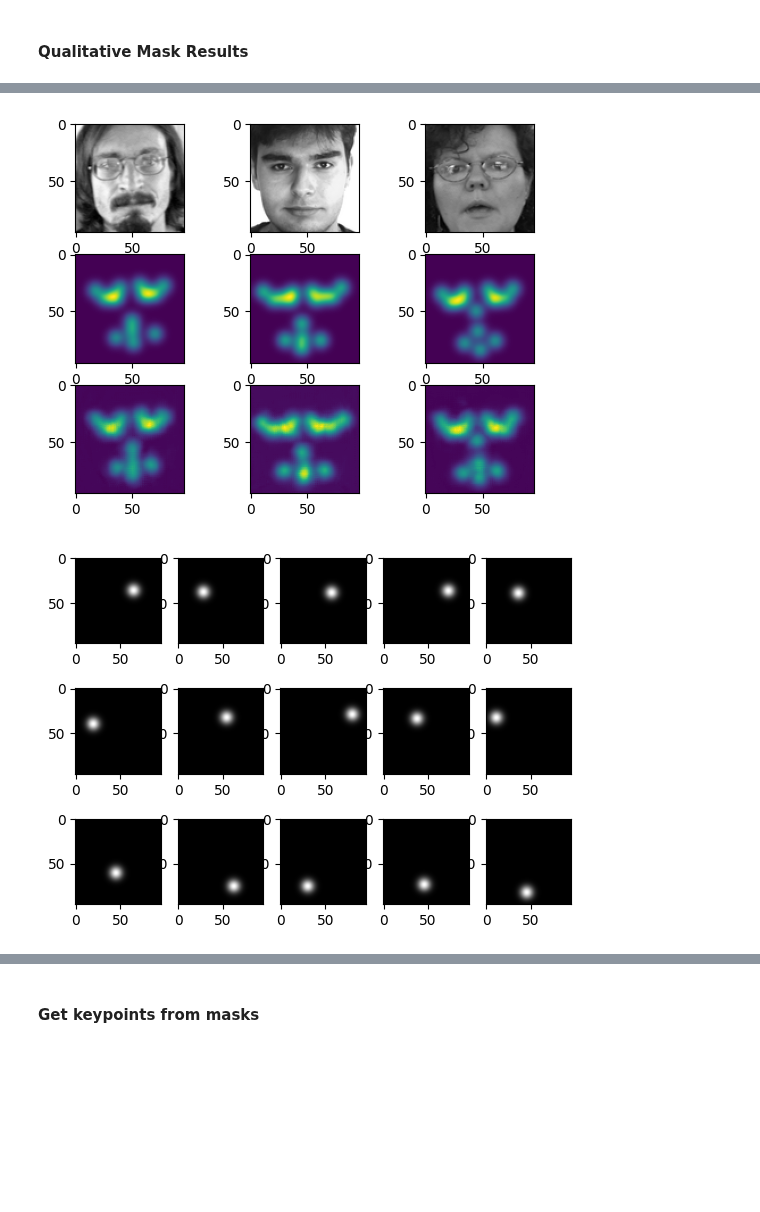
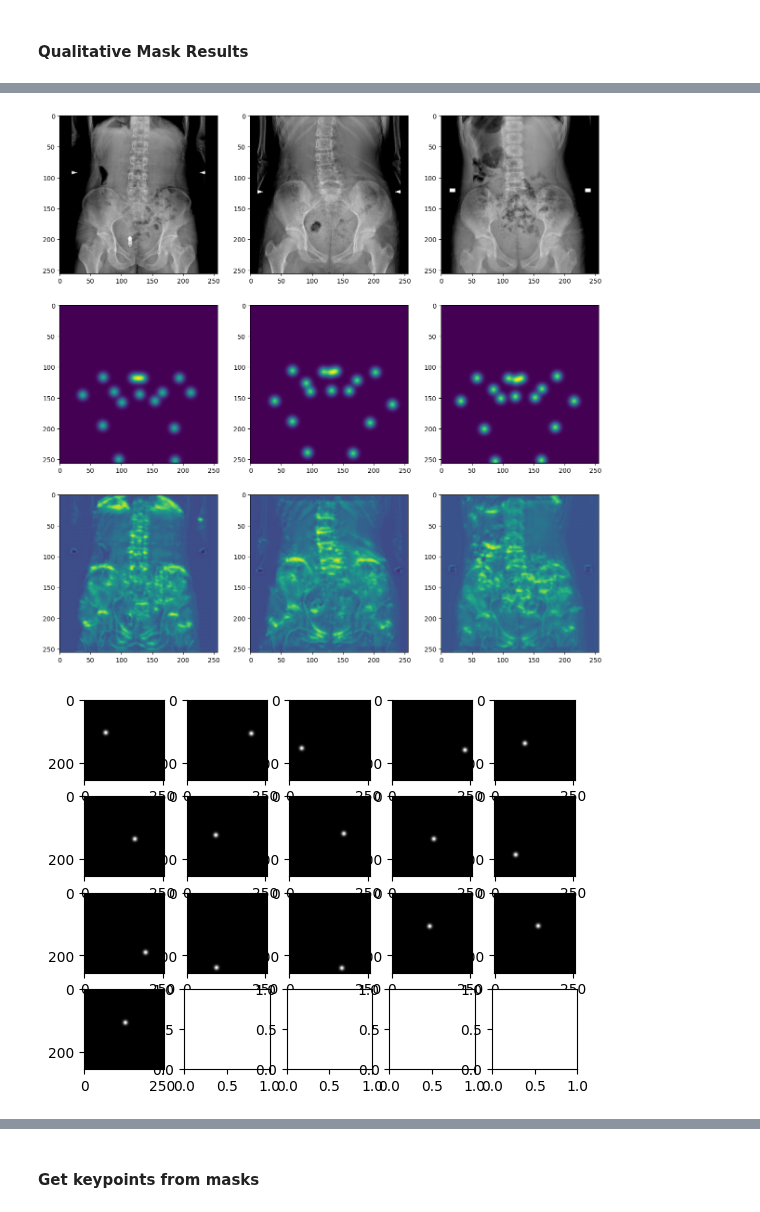
Before and after one commit to gibsonx/tf_skeleton, a Jupyter notebook: hm_regression_prelim.ipynb, the cells around one changed output, grey strips where cells are left out. Drawn from its saved outputs; the diff is of its cells as text; code cells hidden in the pictures; blank space fills up the shorter version.

```diff
--- a/hm_regression_prelim.ipynb
+++ b/hm_regression_prelim.ipynb
@@ -476,0 +339,5 @@ show_masks(val_imgs[0:4], val_masks[0:4], nrows=3, ncols=4)
+# %%
+batch_size=8
+
+val_gen = DataGenerator(val_df.dataframe,batch_size,False)
+train_gen = DataGenerator(train_df.dataframe,batch_size,True)
@@ -516,21 +438,22 @@ def UNET(input_shape):
     x, skip4 = downsample_block(x, 4, 512)
     x, _ = downsample_block(x, 5, 1024, pooling_on=False)
 
+
     # upsampling
     x = upsample_block(x, skip4, 6, 512)
     x = upsample_block(x, skip3, 7, 256)
     x = upsample_block(x, skip2, 8, 128)
     x = upsample_block(x, skip1, 9, 64)
 
-    output = Conv2D(15, kernel_size=(1, 1), strides=1, padding='valid', activation='linear', name="output")(x)
-    output = Reshape(target_shape=(96*96*15,1))(output)
+    output = Conv2D(16, kernel_size=(1, 1), strides=1, padding='valid', activation='linear', name="output")(x)
+    output = Reshape(target_shape=(input_shape[0]*input_shape[1]*16,1))(output)
 
     model = Model(inputs=input, outputs=output, name="Output")
 
     return model
 
 
-unet = UNET(input_shape=(96, 96, 1))
+unet = UNET(input_shape=(cut_width, cut_width, 3))
 print(unet.summary())
 # %% [output]
 Model: "Output"
@@ -572,7 +495,7 @@ def mean_squared_error(y_true, y_pred):
     print(total_loss.shape)
     return total_loss
 # %%
-def create_callbacks(wts_fn, lr_decay = 0.25, patience=5, enable_save_wts = True):
+def create_callbacks(wts_fn, lr_decay = 0.25, patience=10, enable_save_wts = True):
 
     cbks = []
 
@@ -585,8 +508,8 @@ def create_callbacks(wts_fn, lr_decay = 0.25, patience=5, enable_save_wts = True
     cbks.append(lr_schedule)'''
 
     # early stopping
-    early_stopper = EarlyStopping(monitor='val_loss', patience=patience)
-    cbks.append(early_stopper)
+    # early_stopper = EarlyStopping(monitor='val_loss', patience=patience)
+    # cbks.append(early_stopper)
 
     # model checkpoint
     if enable_save_wts is True:
@@ -616,7 +539,7 @@ def create_callbacks(wts_fn, lr_decay = 0.25, patience=5, enable_save_wts = True
                             epochs=1)'''
 
 
-def trainModel(model, model_name, loss_type, n_epochs, lr, load_saved_wts = False):
+def trainModel(model, model_name, n_epochs, lr, load_saved_wts = False):
 
     wts_fn = os.path.join(data_dir,model_name + ".weights.h5")
 
@@ -626,10 +549,10 @@ def trainModel(model, model_name, loss_type, n_epochs, lr, load_saved_wts = Fals
     # optim = RMSprop(learning_rate=lr)
     optim = Adam(learning_rate=lr)
     cbks = create_callbacks(wts_fn)
-    model.compile(loss="mean_squared_error", optimizer=optim, metrics=None)
+    model.compile(loss="mean_squared_error", optimizer=optim, metrics=[jaccard])
     model.fit(train_gen,
          validation_data=val_gen,
-         batch_size=64,
+         batch_size=4,
          epochs=n_epochs,
          callbacks=cbks)
 
@@ -642,4 +564,4 @@ loss_type = "mse"
 # %%
-unet = trainModel(unet, "unet1", loss_type, n_epochs=100, lr=1e-3, load_saved_wts=True)
+unet = trainModel(unet, "unet1", n_epochs=100, lr=1e-3, load_saved_wts=True)
 # %% [output]
 Epoch 1/100
@@ -794,12 +699,12 @@ print(preds.shape)
 # %%
-show_masks(imgs[0:3], masks[0:3], nrows=3, ncols=3, include_preds=True, predictions = preds)
+show_xray_masks(cut_width, cut_width, num_kps, imgs[0:3], masks[0:3], nrows=3, ncols=3, include_preds=True, predictions = preds)
 # %% [output]
-[figure, old version]
+[figure, new version]
 # %%
 gt_mask = masks[1]
-gt_mask = np.reshape(gt_mask, newshape=(96,96,15))
-showAllMasks(gt_mask)
+gt_mask = np.reshape(gt_mask, newshape=(cut_width,cut_width,num_kps))
+showAllMasks(cut_width, gt_mask)
 # %% [output]
-[figure, old version]
+[figure, new version]
 # %%
 pred_mask = preds[1]
```
Also changed, not shown: parts of 36 cells of this notebook.
